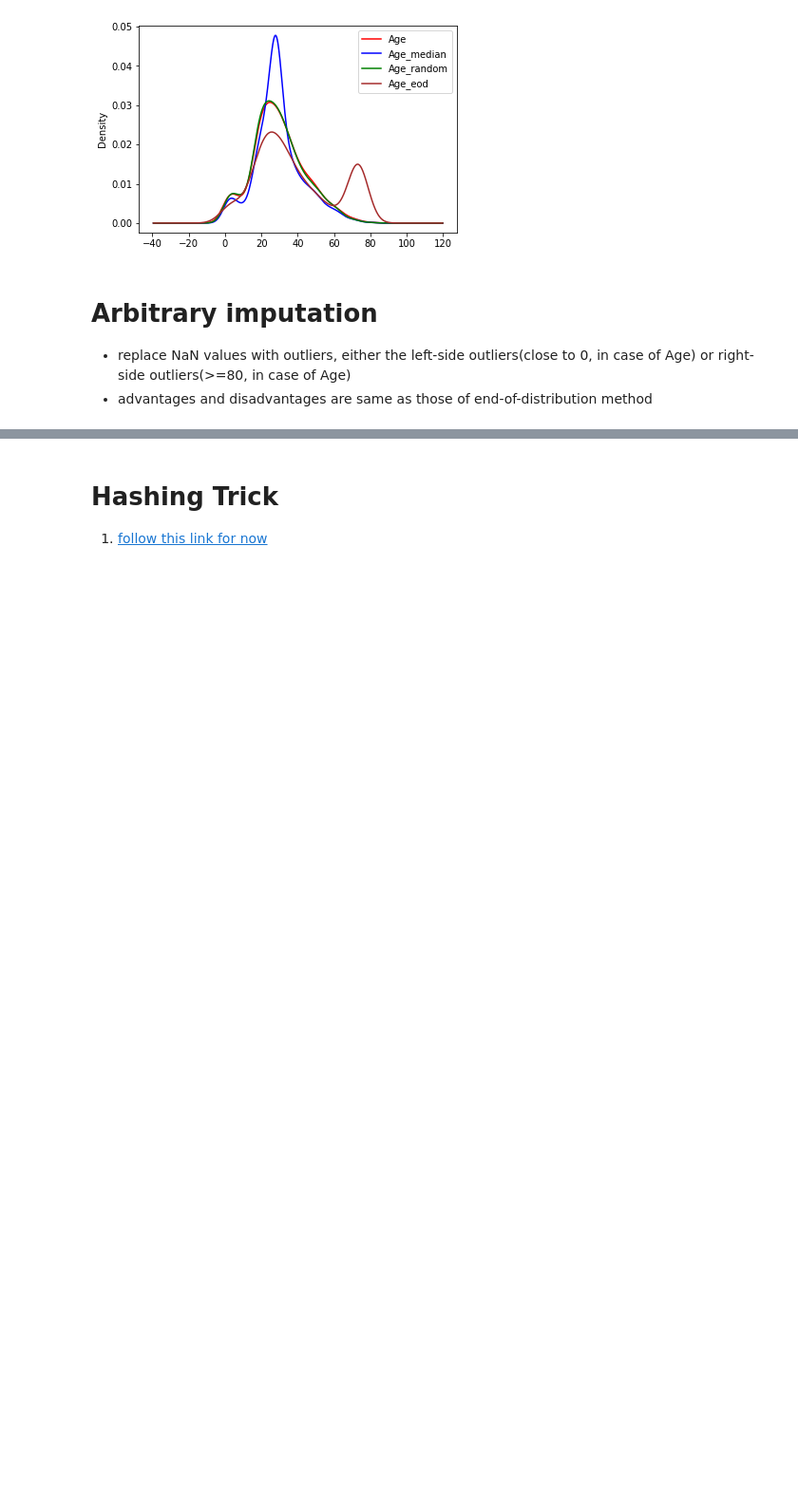
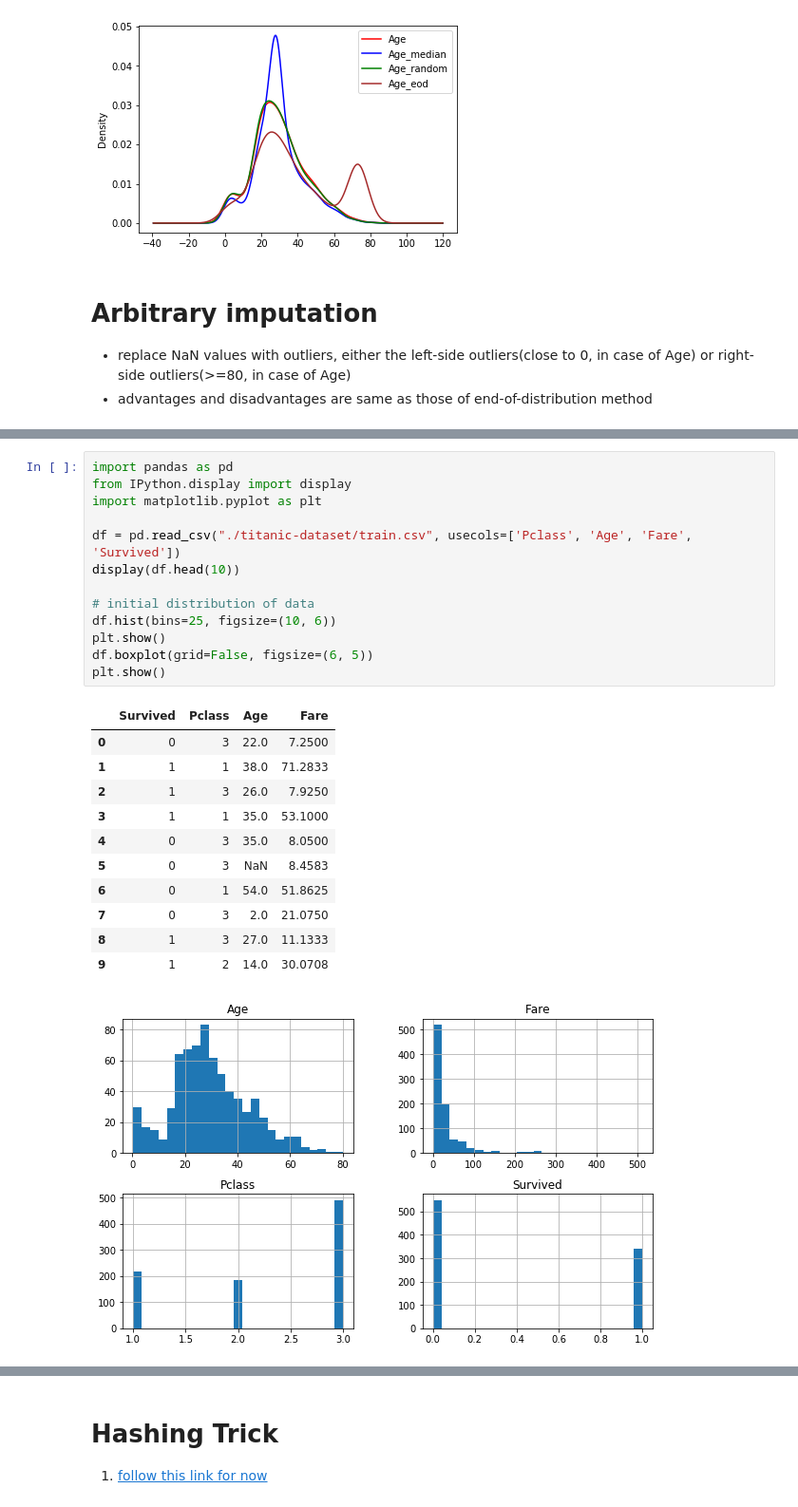
Before and after one commit to akshayDev17/Machine-Learning-Concepts, a Jupyter notebook: src/feature-engineering.ipynb, the cells around one changed output, grey strips where cells are left out. Shown: that part at 95% size. Saved outputs shown, nothing was run; the diff lists cells and outputs as text; blank space fills up the shorter version.

```diff
--- a/src/feature-engineering.ipynb
+++ b/src/feature-engineering.ipynb
@@ -755,0 +826,26 @@ plt.show()
+# %%
+import pandas as pd
+from IPython.display import display
+import matplotlib.pyplot as plt
+
+df = pd.read_csv("./titanic-dataset/train.csv", usecols=['Pclass', 'Age', 'Fare', 'Survived'])
+display(df.head(10))
+
+# initial distribution of data
+df.hist(bins=25, figsize=(10, 6))
+plt.show()
+df.boxplot(grid=False, figsize=(6, 5))
+plt.show()
+# %% [output]
+|  | Survived | Pclass | Age | Fare |
+| 0 | 0 | 3 | 22.0 | 7.2500 |
+| 1 | 1 | 1 | 38.0 | 71.2833 |
+| 2 | 1 | 3 | 26.0 | 7.9250 |
+| 3 | 1 | 1 | 35.0 | 53.1000 |
+| 4 | 0 | 3 | 35.0 | 8.0500 |
+| 5 | 0 | 3 | NaN | 8.4583 |
+| 6 | 0 | 1 | 54.0 | 51.8625 |
+| 7 | 0 | 3 | 2.0 | 21.0750 |
+| 8 | 1 | 3 | 27.0 | 11.1333 |
+| 9 | 1 | 2 | 14.0 | 30.0708 |
+[figure, added]
```
Also changed, not shown: parts of 26 cells of this notebook, 1 other file.
